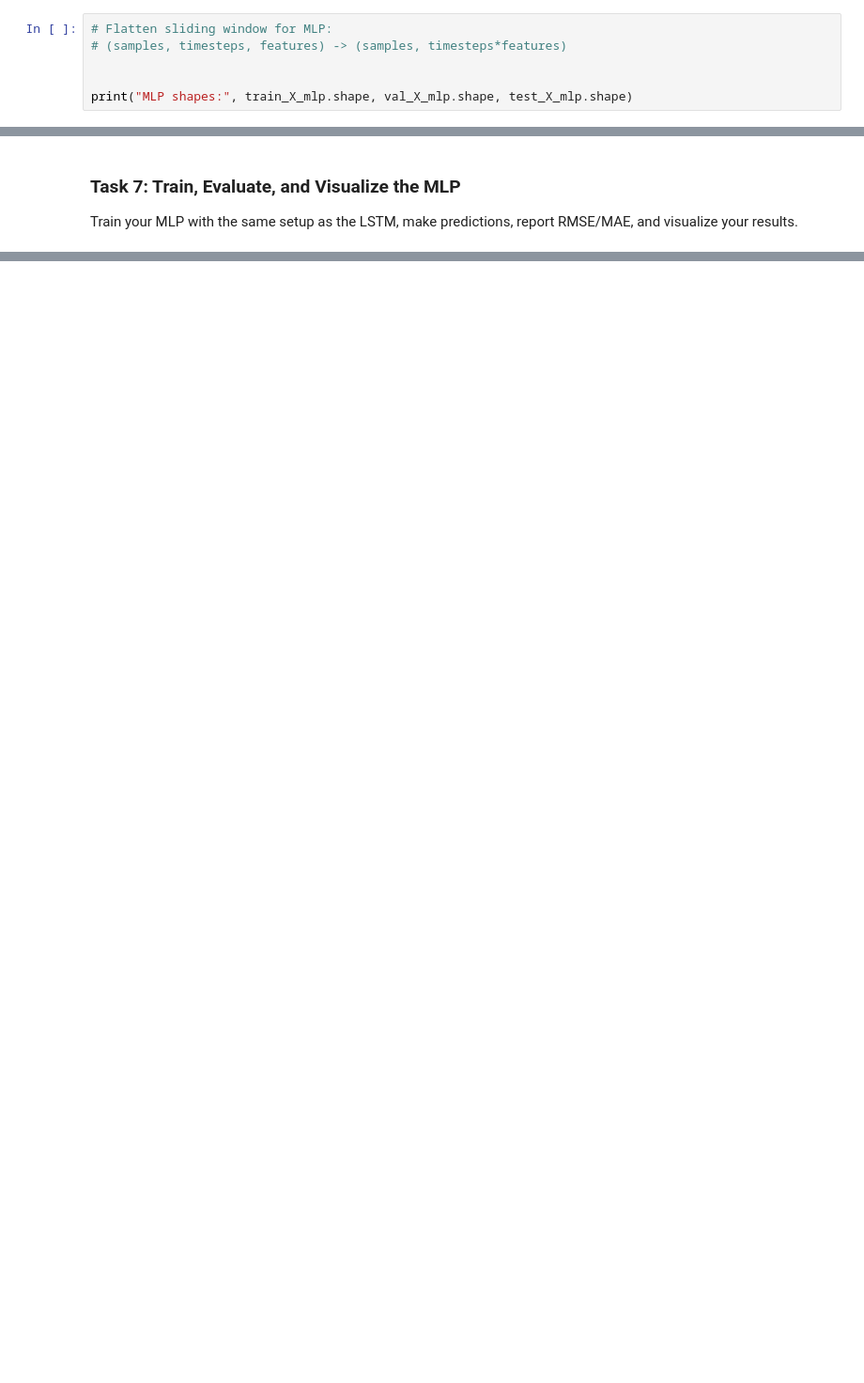
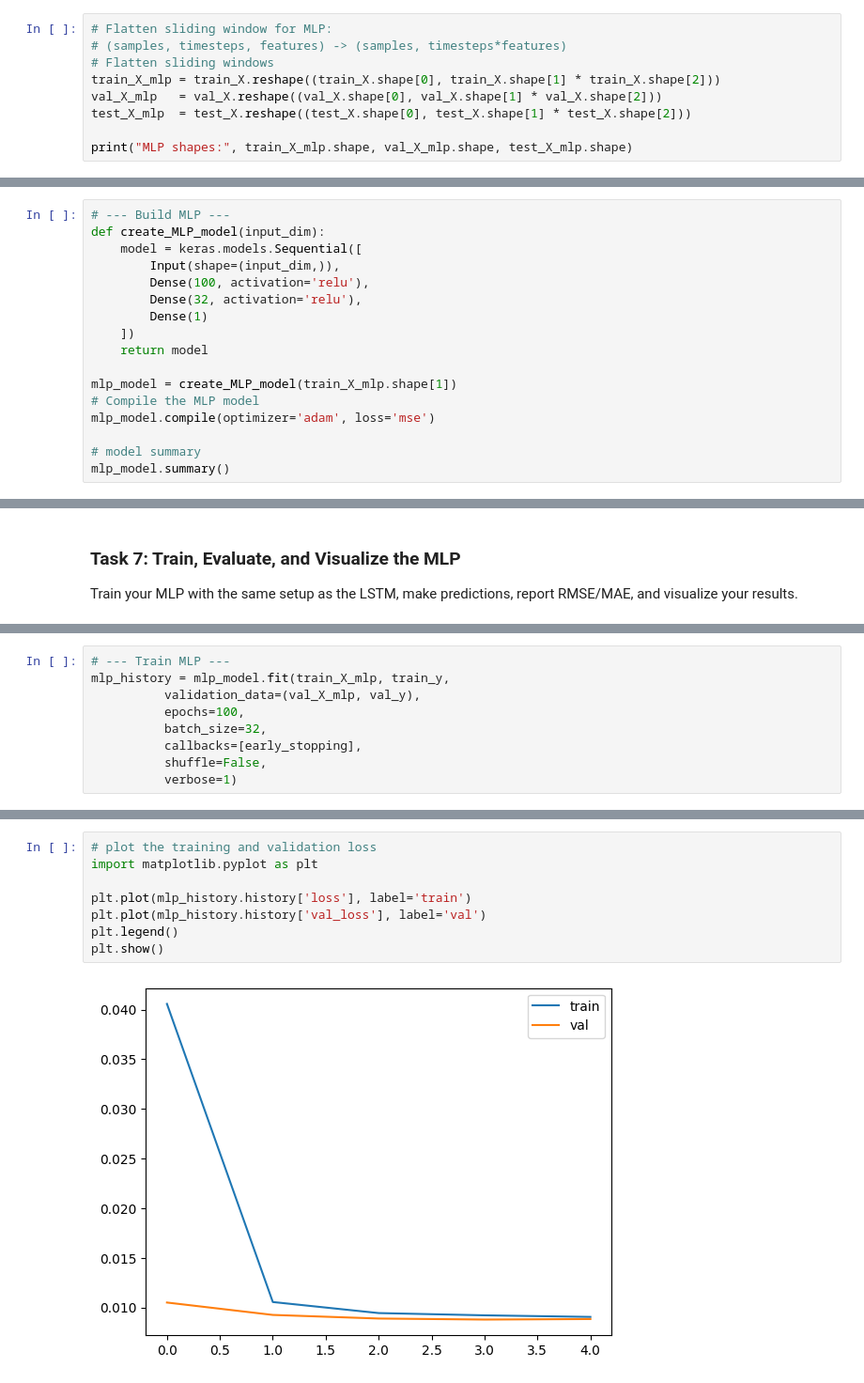
Before and after one commit to leahtan2026/stat362, a Jupyter notebook: student/week 8/lstm_time_series_template.ipynb, the cells around one changed output, grey strips where cells are left out. Shown at 94% size. Cells and saved outputs as stored; diff of their text form; blank space fills up the shorter version.

```diff
--- a/student/week 8/lstm_time_series_template.ipynb
+++ b/student/week 8/lstm_time_series_template.ipynb
@@ -365,6 +465,9 @@ For MLPs, we flatten each input sequence so that each sample is a single vector.
 # %%
 # Flatten sliding window for MLP:
 # (samples, timesteps, features) -> (samples, timesteps*features)
-
+# Flatten sliding windows
+train_X_mlp = train_X.reshape((train_X.shape[0], train_X.shape[1] * train_X.shape[2]))
+val_X_mlp   = val_X.reshape((val_X.shape[0], val_X.shape[1] * val_X.shape[2]))
+test_X_mlp  = test_X.reshape((test_X.shape[0], test_X.shape[1] * test_X.shape[2]))
 
 print("MLP shapes:", train_X_mlp.shape, val_X_mlp.shape, test_X_mlp.shape)
@@ -408,0 +506,17 @@ The code structure is already provided below — just fill in
+# %%
+# --- Build MLP ---
+def create_MLP_model(input_dim):
+    model = keras.models.Sequential([
+        Input(shape=(input_dim,)),
+        Dense(100, activation='relu'),
+        Dense(32, activation='relu'),
+        Dense(1)
+    ])
+    return model
+
+mlp_model = create_MLP_model(train_X_mlp.shape[1])
+# Compile the MLP model
+mlp_model.compile(optimizer='adam', loss='mse')
+
+# model summary
+mlp_model.summary()
@@ -421,0 +541,9 @@ Train your MLP with the same setup as the LSTM, make predictions, report RMSE/MA
+# %%
+# --- Train MLP ---
+mlp_history = mlp_model.fit(train_X_mlp, train_y,
+          validation_data=(val_X_mlp, val_y),
+          epochs=100,
+          batch_size=32,
+          callbacks=[early_stopping],
+          shuffle=False,
+          verbose=1)
@@ -421,0 +561,10 @@ Train your MLP with the same setup as the LSTM, make predictions, report RMSE/MA
+# %%
+# plot the training and validation loss
+import matplotlib.pyplot as plt
+
+plt.plot(mlp_history.history['loss'], label='train')
+plt.plot(mlp_history.history['val_loss'], label='val')
+plt.legend()
+plt.show()
+# %% [output]
+[figure, added]
```
Also changed, not shown: parts of 23 cells of this notebook, 2 other files.
